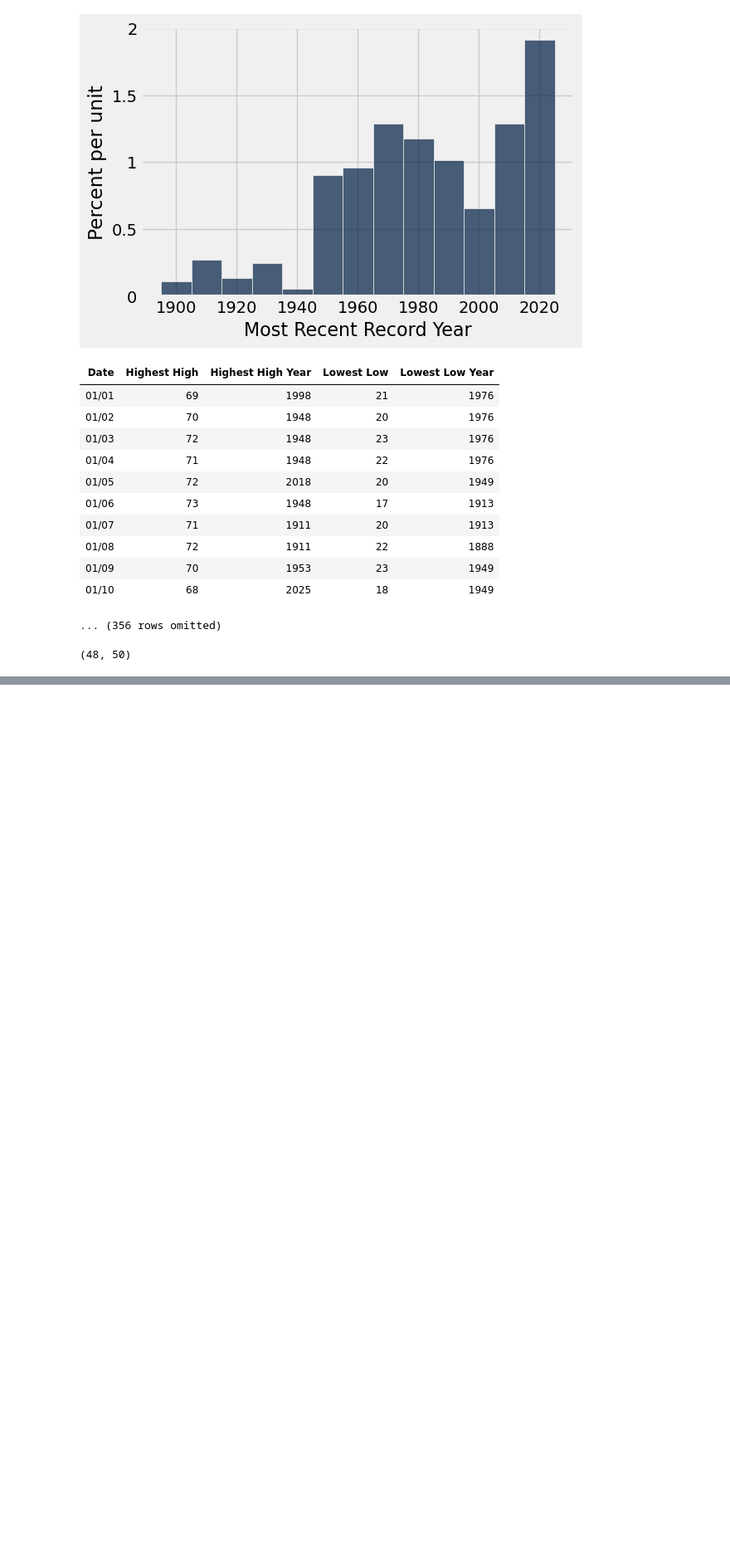
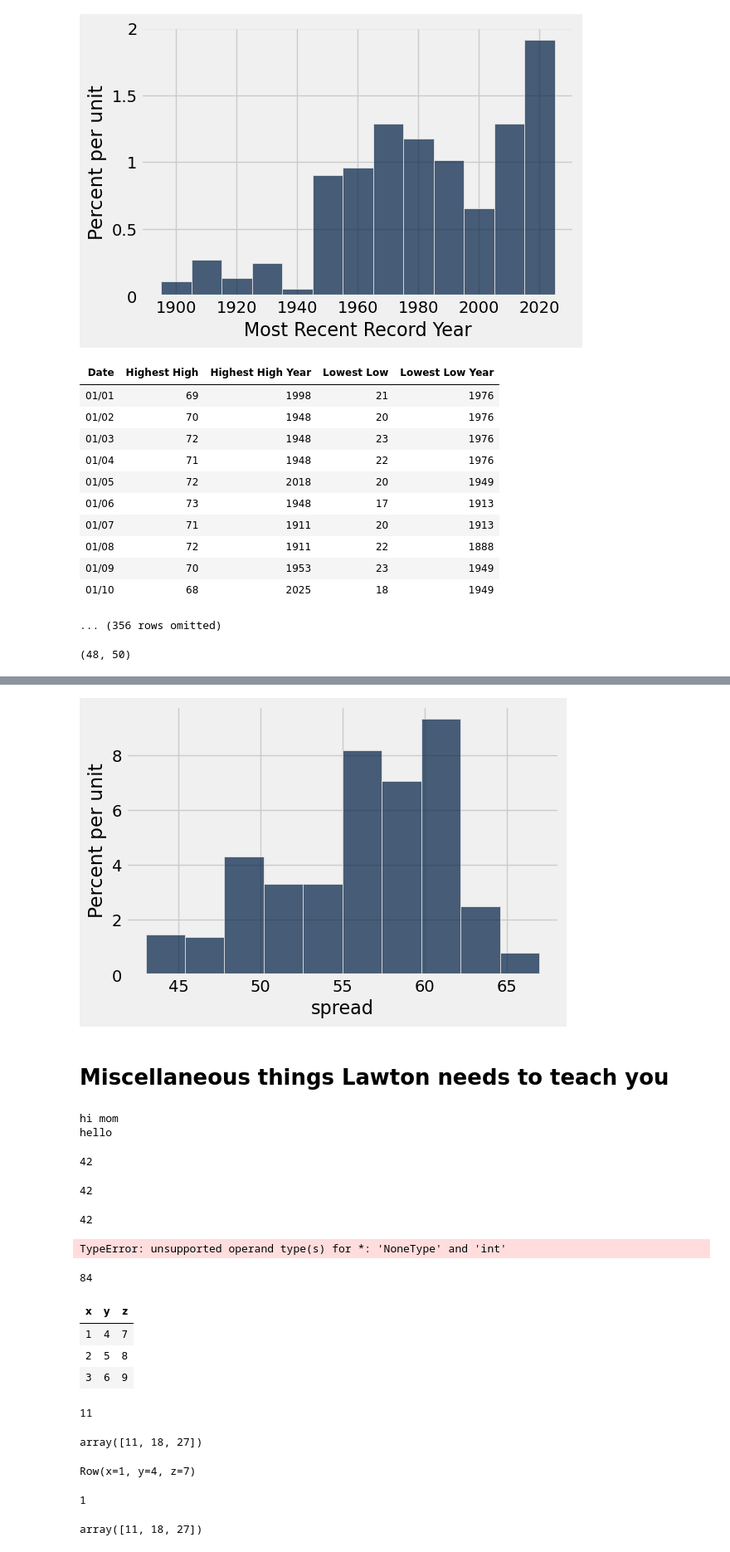
Before and after one commit to lawtonsclass/s26-code-from-class, a Jupyter notebook: data8/ch08.ipynb, the cells around one changed output, grey strips where cells are left out. Shown at 83% size. Drawn from its saved outputs; the diff is of its cells as text; code cells hidden in the pictures; blank space fills up the shorter version.

```diff
--- a/data8/ch08.ipynb
+++ b/data8/ch08.ipynb
@@ -848,0 +869,3 @@ temps
+# %%
+def subtract(x, y):
+    return x - y
@@ -848,0 +896,12 @@ temps
+# %%
+Table().with_column('spread', temps.apply(subtract, 'Highest High', 'Lowest Low')).hist('spread')
+# %% [output]
+[figure, added]
+# %% [markdown]
+# Miscellaneous things Lawton needs to teach you
+# %%
+print('hi mom')
+print('hello')
+# %% [output]
+hi mom
+hello
@@ -848,0 +914,13 @@ temps
+# %%
+f()
+# %% [output]
+42
+# %%
+g()
+# %% [output]
+42
+# %%
+f() * 2
+# %% [output]
+42
+TypeError: unsupported operand type(s) for *: 'NoneType' and 'int'
@@ -848,0 +930,40 @@ temps
+# %%
+g() * 2
+# %% [output]
+84
+# %%
+t = Table().with_columns('x', make_array(1, 2, 3),
+                         'y', make_array(4, 5, 6),
+                         'z', make_array(7, 8, 9))
+t
+# %% [output]
+| x | y | z |
+| 1 | 4 | 7 |
+| 2 | 5 | 8 |
+| 3 | 6 | 9 |
+# %%
+1*4 + 7
+# %% [output]
+11
+# %%
+def multiply_add(a, b, c):
+    return a*b + c
+
+t.apply(multiply_add, 'x', 'y', 'z')
+# %% [output]
+array([11, 18, 27])
+# %%
+t.row(0)
+# %% [output]
+Row(x=1, y=4, z=7)
+# %%
+t.row(0).item('x')
+# %% [output]
+1
+# %%
+def multiply_add(row):
+    return row.item('x') * row.item('y') + row.item('z')
+
+t.apply(multiply_add)  # if you don't add a column name, your function gets the whole row passed to it
+# %% [output]
+array([11, 18, 27])
```
Also changed, not shown: parts of 5 cells of this notebook, 10 other files.
